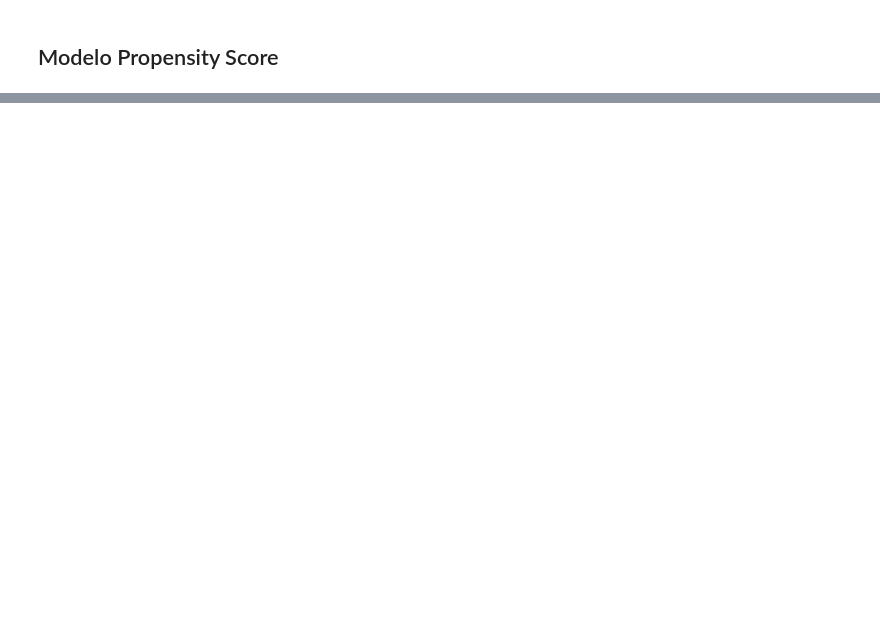
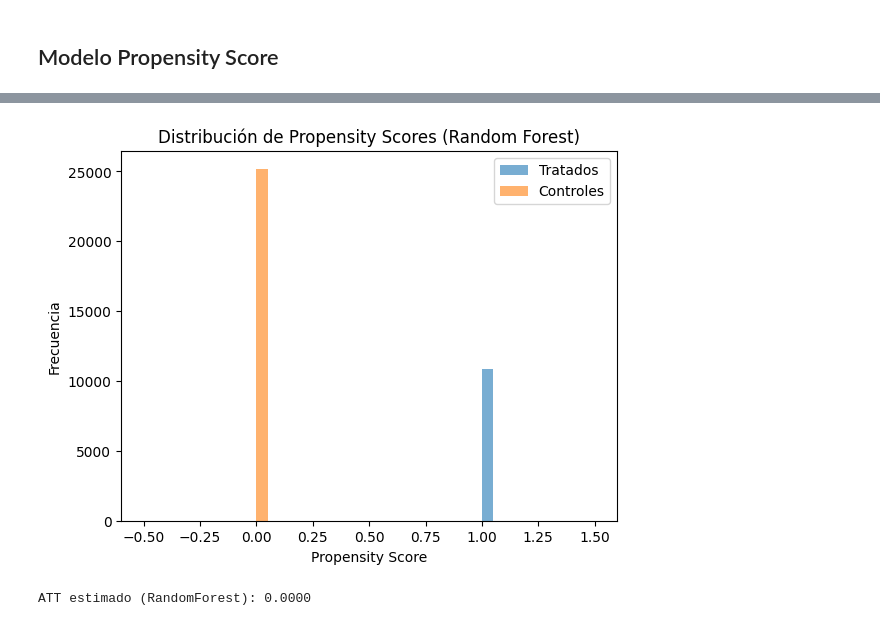
Before and after one commit to alejabejarano/alejabejarano, a Jupyter notebook: Trabajo_Final_Econometría_Avanzada.ipynb, the cells around one changed output, grey strips where cells are left out. Saved outputs shown, nothing was run; the diff lists cells and outputs as text; code cells hidden in the pictures; blank space fills up the shorter version.

```diff
--- a/Trabajo_Final_Econometría_Avanzada.ipynb
+++ b/Trabajo_Final_Econometría_Avanzada.ipynb
@@ -257,0 +165,17 @@ variables = [
+# %%
+# Definir nueva variable:
+import numpy as np
+
+df.columns = df.columns.str.strip()
+
+
+mujeres = df['NRO CTA AHORRO ELECTRONICAS MUJERES']
+hombres = df['NRO CTA AHORRO ELECTRONICAS HOMBRES']
+total = mujeres + hombres
+
+
+df['brechait'] = np.where(
+    total != 0,
+    (mujeres - hombres) / total,
+    0
+)
@@ -352,0 +304,62 @@ Intervalo de confianza del ATT (95%): [0.7847, 0.7925]
+# %%
+import pandas as pd
+import numpy as np
+from sklearn.ensemble import RandomForestClassifier
+from sklearn.neighbors import NearestNeighbors
+from sklearn.preprocessing import StandardScaler
+import matplotlib.pyplot as plt
+
+# Selección de variables
+variables = [
+    'NRO CORRESPONSALES ACTIVOS',
+    'NRO DEPOSITOS',
+    'MONTO DEPOSITOS',
+    'treatment',
+    'brechait'
+]
+
+# Filtrar y limpiar
+df_clean = df[variables].dropna()
+
+# Separar covariables y tratamiento
+X = df_clean.drop(columns=['treatment', 'brechait'])
+y = df_clean['treatment']
+
+# Escalar
+scaler = StandardScaler()
+X_scaled = scaler.fit_transform(X)
+
+# Estimar propensity score con RandomForest
+rf = RandomForestClassifier(n_estimators=100, random_state=42)
+rf.fit(X_scaled, y)
+df_clean['propensity_score'] = rf.predict_proba(X_scaled)[:, 1]
+
+# Distribución del propensity score
+plt.hist(df_clean[df_clean['treatment'] == 1]['propensity_score'], bins=20, alpha=0.6, label='Tratados')
+plt.hist(df_clean[df_clean['treatment'] == 0]['propensity_score'], bins=20, alpha=0.6, label='Controles')
+plt.xlabel('Propensity Score')
+plt.ylabel('Frecuencia')
+plt.title('Distribución de Propensity Scores (Random Forest)')
+plt.legend()
+plt.show()
+
+# Emparejamiento 1:1 usando Nearest Neighbors
+tratados = df_clean[df_clean['treatment'] == 1].copy()
+controles = df_clean[df_clean['treatment'] == 0].copy()
+
+nn = NearestNeighbors(n_neighbors=1)
+nn.fit(controles[['propensity_score']])
+distancias, indices = nn.kneighbors(tratados[['propensity_score']])
+
+# Crear dataframe emparejado
+controles_matched = controles.iloc[indices.flatten()].copy()
+matched_data = pd.concat([tratados.reset_index(drop=True), controles_matched.reset_index(drop=True)])
+
+# Calcular ATT
+att = matched_data.loc[matched_data['treatment'] == 1, 'brechait'].values - \
+      matched_data.loc[matched_data['treatment'] == 0, 'brechait'].values
+att_promedio = np.mean(att)
+print(f"ATT estimado (RandomForest): {att_promedio:.4f}")
+# %% [output]
+[figure, added]
+ATT estimado (RandomForest): 0.0000
```
Also changed, not shown: parts of 22 cells of this notebook.
